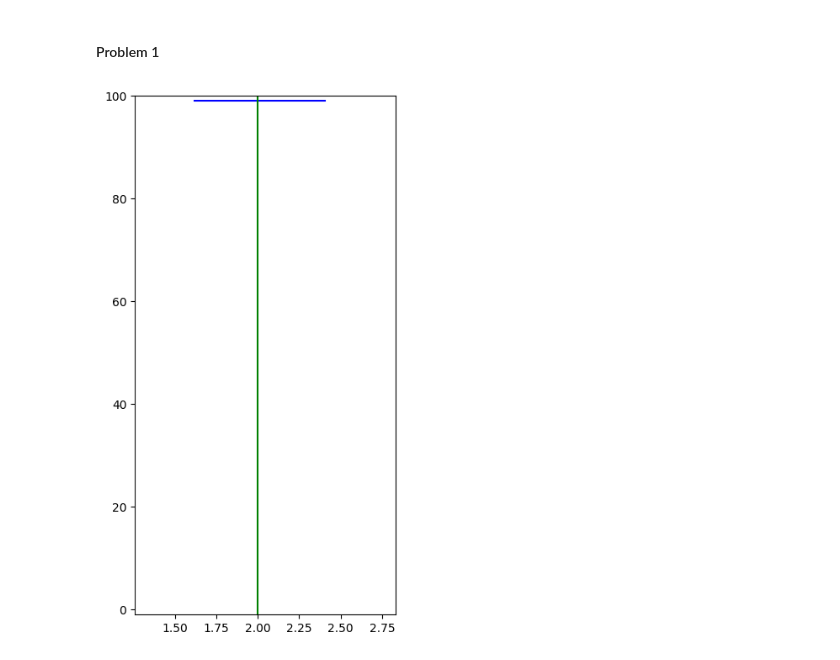
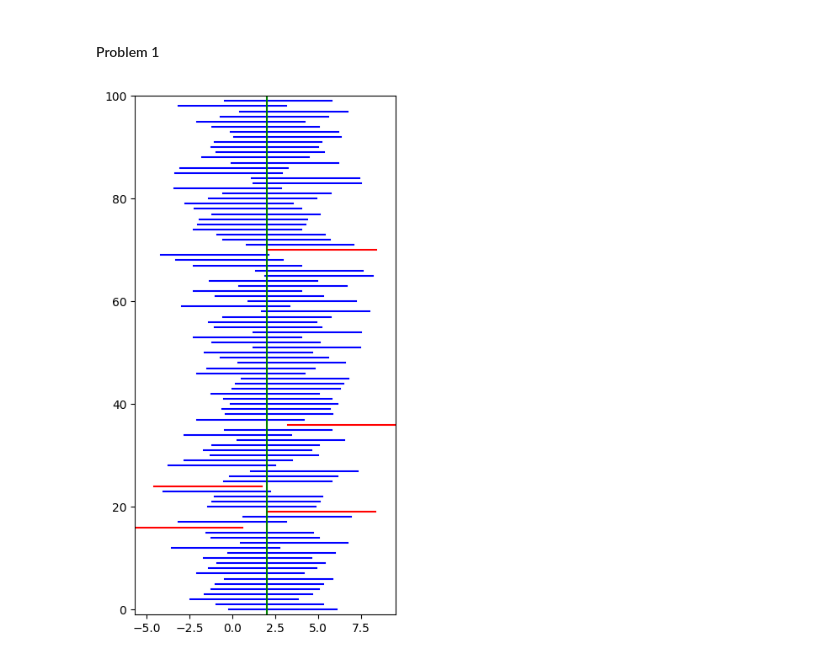
Before and after one commit to GGisMee/Sanstat-SF1918-laborationer, a Jupyter notebook: Labb2/l2.ipynb, the cells around one changed output. Drawn from its saved outputs; the diff is of its cells as text; code cells hidden in the pictures.

```diff
--- a/Labb2/l2.ipynb
+++ b/Labb2/l2.ipynb
@@ -25,7 +30,14 @@ plt.show()
 # %%
-
-bounds = [(-100,100), (-100,100)]
+mk_estimation = np.mean(x_obs)*np.sqrt(2/np.pi)
+ml_estimation = np.sqrt(np.sum(x_obs**2)/(2*len(x_obs)))
+print(f'MK: {mk_estimation}')
+print(f'ML: {ml_estimation}')
+# a och b
+# bounds = [(-10,10), (-10,10)]
 # Vad vi antar att vår "scale" b är och vad vår "loc" som vi inte ändrat på är i för intervall
 # Alltså är det en två dimensionell sökande efter maximumpunkt. Vi måste köra på båda
-stats.fit(stats.rayleigh, x_obs, bounds=bounds)
+# max_likelihood_est = stats.fit(stats.rayleigh, x_obs, bounds=bounds, method="mle")
+# least_square = stats.fit(stats.rayleigh, x_obs, bounds=bounds, method="mse")
+# est_ml = max_likelihood_est.params.scale
+# est_mk = least_square.params.scale
 # %% [output]
@@ -44,7 +77,7 @@ n = 25
 # Väntevärdet
 mu = 2
 # Standardavvikelsen
-sigma = 1
+sigma = 8
 # Ett minus konfidensgraden
 alpha = 0.05
 # Antal intervall
@@ -53,32 +86,32 @@ m = 100
 x = stats.norm.rvs(loc=mu, scale=sigma, size=(m, n))
 # Skatta mu med medelvärdet.
 xbar = np.mean(x, axis=-1)
 # Beräkna kvantilerna och standardavvikelsen för
 # medelvärdet.
 lambda_alpha_2 = stats.norm.ppf(1 - alpha / 2)
 D = sigma / np.sqrt(n)
 # Beräkna undre och övre gränserna.
 undre = xbar - lambda_alpha_2 * D
 övre = xbar + lambda_alpha_2 * D
 
 ## Problem 1: Simulering av konfidensintervall (forts.)
 # Skapa en figur med storlek 4 Ö 8 tum.
 plt.figure(figsize=(4, 8))
 # Rita upp alla intervall
 for k in range(m):
     # Rödmarkera alla intervall som missar mu.
     if övre[k] < mu or undre[k] > mu:
         color = 'r'
     else:
         color = 'b'
-plt.plot([undre[k], övre[k]], [k, k], color)
+    plt.plot([undre[k], övre[k]], [k, k], color)
 # Fixa till gränserna så att figuren ser lite bättre ut.
 b_min = np.min(undre)
 b_max = np.max(övre)
 plt.axis([b_min, b_max, -1, m])
 # Rita ut det sanna värdet.
 plt.plot([mu, mu], [-1, m], 'g')
 # Visa plotten.
 plt.show()
 # %% [output]
-[figure, old version]
+[figure, new version]
```
Also changed, not shown: parts of 22 cells of this notebook, 2 other files.
